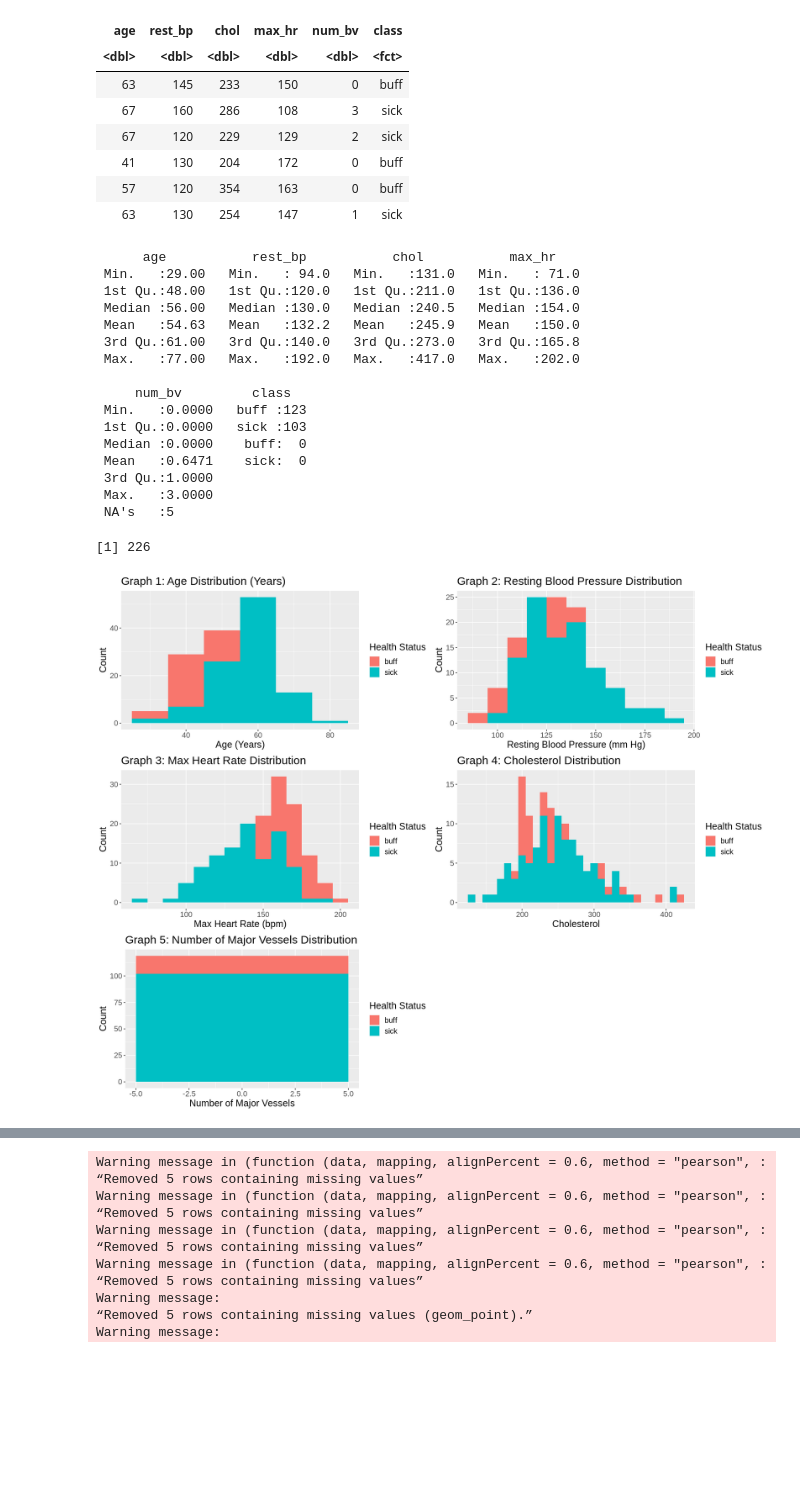
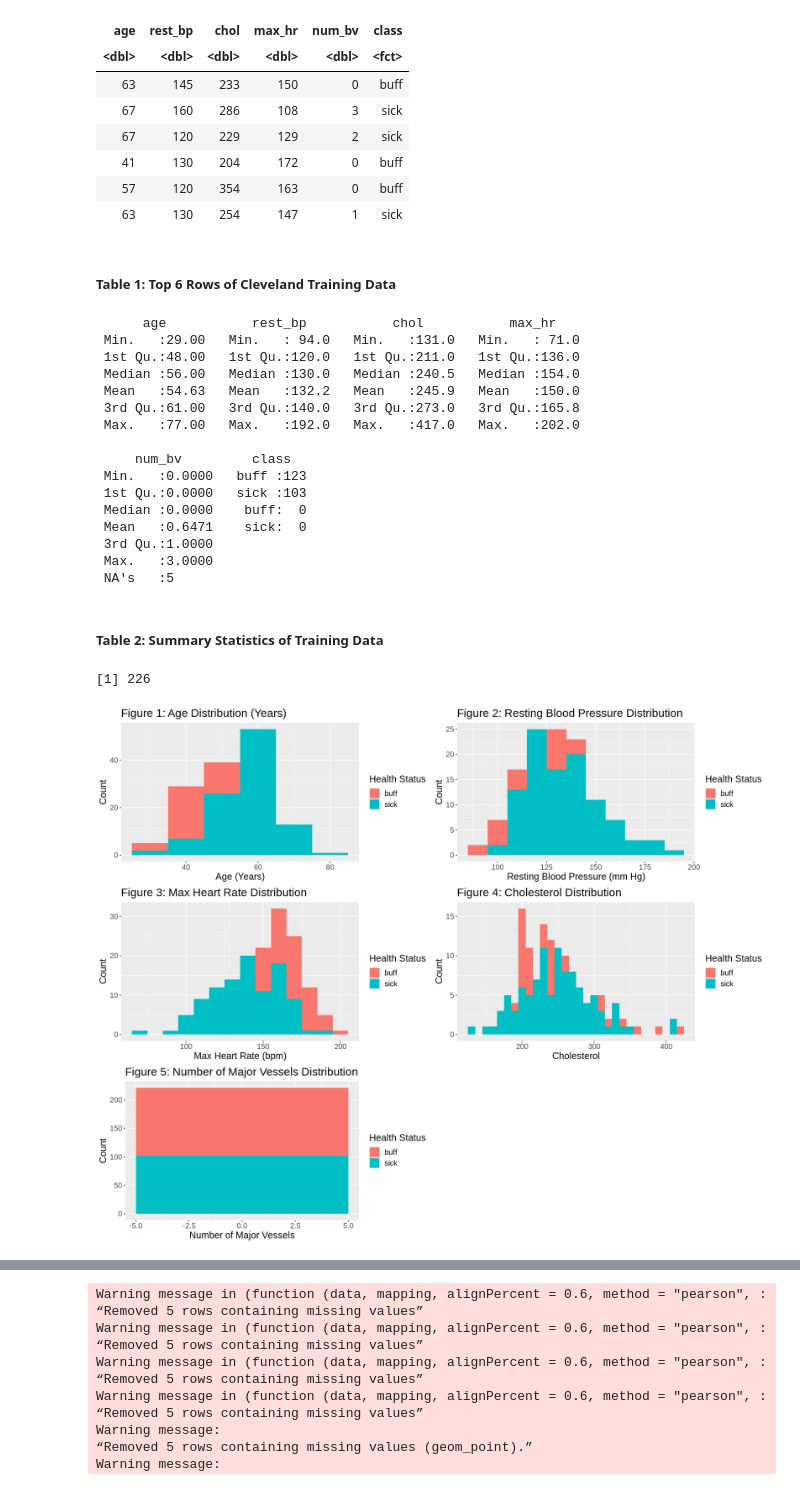
Before and after one commit to rhiannoncharles/DSCI100-Project, a Jupyter notebook: project_proposal.ipynb, the cells around one changed output, grey strips where cells are left out. Cells and saved outputs as stored; diff of their text form; code cells hidden in the pictures; blank space fills up the shorter version.

Commit message:
Descriptions/figure names
-updated methods section
-added descriptions to graphs and tables
-added labels

```diff
--- a/project_proposal.ipynb
+++ b/project_proposal.ipynb
@@ -122,10 +104,11 @@ A tibble: 6 × 6
 | 41 | 130 | 204 | 172 | 0 | buff |
 | 57 | 120 | 354 | 163 | 0 | buff |
 | 63 | 130 | 254 | 147 | 1 | sick |
+# %% [markdown]
+##### Table 1: Top 6 Rows of Cleveland Training Data
 # %%
 #Visualizing the summary of the predictor variables.
-summary(clev_train)
-nrow(clev_train)
+print(summary(clev_train))
 # %% [output]
       age           rest_bp           chol           max_hr
  Min.   :29.00   Min.   : 94.0   Min.   :131.0   Min.   : 71.0
@@ -143,7 +126,13 @@ nrow(clev_train)
  3rd Qu.:1.0000
  Max.   :3.0000
  NA's   :5
-[1] 226
+# %% [markdown]
+##### Table 2: Summary Statistics of Training Data
+# %%
+#Finding the number of rows in the training data
+print(nrow(clev_train))
+# %% [output]
+[1] 226
 # %%
 #Cleaining the data by removing the missing values in num_bv.
 clev_train_clean <- clev_train %>%
@@ -153,63 +142,49 @@ clev_test_clean <- clev_test %>%
 # %%
 options(repr.plot.width = 15, repr.plot.height = 12)
 
-#Visualizing the relationships between two predictor variables with training data.
-plot_0 <- clev_train_clean %>%
-    ggplot(aes(x=chol, y=max_hr, color=class))+
-    geom_point()+
-    labs(x="Cholesterol", y="Max Heart Rate", color="Health Status")+
-    ggtitle("Cholesterol vs Max Heart Rate")
-  #to see the correlation between cholesterol levels and maximum heart rate and if they together are strong predictors of heart disease
-
-plot_1 <- clev_train_clean %>%
-    ggplot(aes(x=age, y=chol, color=class))+
-    geom_point()+
-    labs(x="Age", y="Cholesterol", color="Health Status")+
-    ggtitle("Age vs Cholesterol")
- #to see the correlation between cholesterol levels and age and if they together are strong predictors of heart disease
 
 #Visualizing the distribution of each predictor variable
-plot_2 <- clev_train_clean %>%
+plot_1 <- clev_train_clean %>%
     ggplot(aes(x=age, fill=class))+
     geom_histogram(position="identity", binwidth = 10)+
     labs(x="Age (Years)", y="Count", fill="Health Status")+
-    ggtitle("Graph 1: Age Distribution (Years)") +
+    ggtitle("Figure 1: Age Distribution (Years)") +
     theme(text = element_text(size = 15))
   #to see the correlation between age and heart disease to see if age alone can be a strong predictor
 
-plot_3 <- clev_train_clean %>%
+plot_2 <- clev_train_clean %>%
     ggplot(aes(x=rest_bp, fill=class))+
     geom_histogram(position="identity", binwidth = 10)+
     labs(x="Resting Blood Pressure (mm Hg)", y="Count", fill="Health Status")+
-    ggtitle("Graph 2: Resting Blood Pressure Distribution") +
+    ggtitle("Figure 2: Resting Blood Pressure Distribution") +
     theme(text = element_text(size = 15))
  #to see the correlation between resting blood pressure and heart disease to see if resting blood pressure alone can be a strong predictor
 
-plot_4 <- clev_train_clean %>%
+plot_3 <- clev_train_clean %>%
     ggplot(aes(x=max_hr, fill=class))+
     geom_histogram(position="identity", binwidth = 10)+
     labs(x="Max Heart Rate (bpm)", y="Count", fill="Health Status")+
-    ggtitle("Graph 3: Max Heart Rate Distribution") +
+    ggtitle("Figure 3: Max Heart Rate Distribution") +
     theme(text = element_text(size = 15))
  #to see the correlation between maximum heart rate and heart disease to see if maximum heart rate alone can be a strong predictor
 
-plot_5 <- clev_train_clean %>%
+plot_4 <- clev_train_clean %>%
     ggplot(aes(x=chol, fill=class))+
     geom_histogram(position="identity", binwidth = 10)+
     labs(x="Cholesterol", y="Count", fill="Health Status")+
-    ggtitle("Graph 4: Cholesterol Distribution") +
+    ggtitle("Figure 4: Cholesterol Distribution") +
     theme(text = element_text(size = 15))
   #to see the correlation between cholesterol levels and heart disease to see if cholesterol levels alone can be a strong predictor
 
-plot_6 <- clev_train_clean %>%
+plot_5 <- clev_train_clean %>%
     ggplot(aes(x=num_bv, fill=class))+
-    geom_histogram(position="identity", binwidth = 10)+
+    geom_histogram(binwidth = 10)+
     labs(x="Number of Major Vessels", y="Count", fill="Health Status")+
-    ggtitle("Graph 5: Number of Major Vessels Distribution") +
+    ggtitle("Figure 5: Number of Major Vessels Distribution") +
     theme(text = element_text(size = 15))
  #to see the correlation between number of major blood vessels and heart disease to see if having a certain number of healthy blood
 
 #Showing the distribution graphs side by side
-    plot_grid(plot_2, plot_3, plot_4, plot_5, plot_6, ncol = 2)
+    plot_grid(plot_1, plot_2, plot_3, plot_4, plot_5, ncol = 2)
 # %% [output]
-[figure, old version]
+[figure, new version]
```
Also changed, not shown: parts of 22 cells of this notebook.
